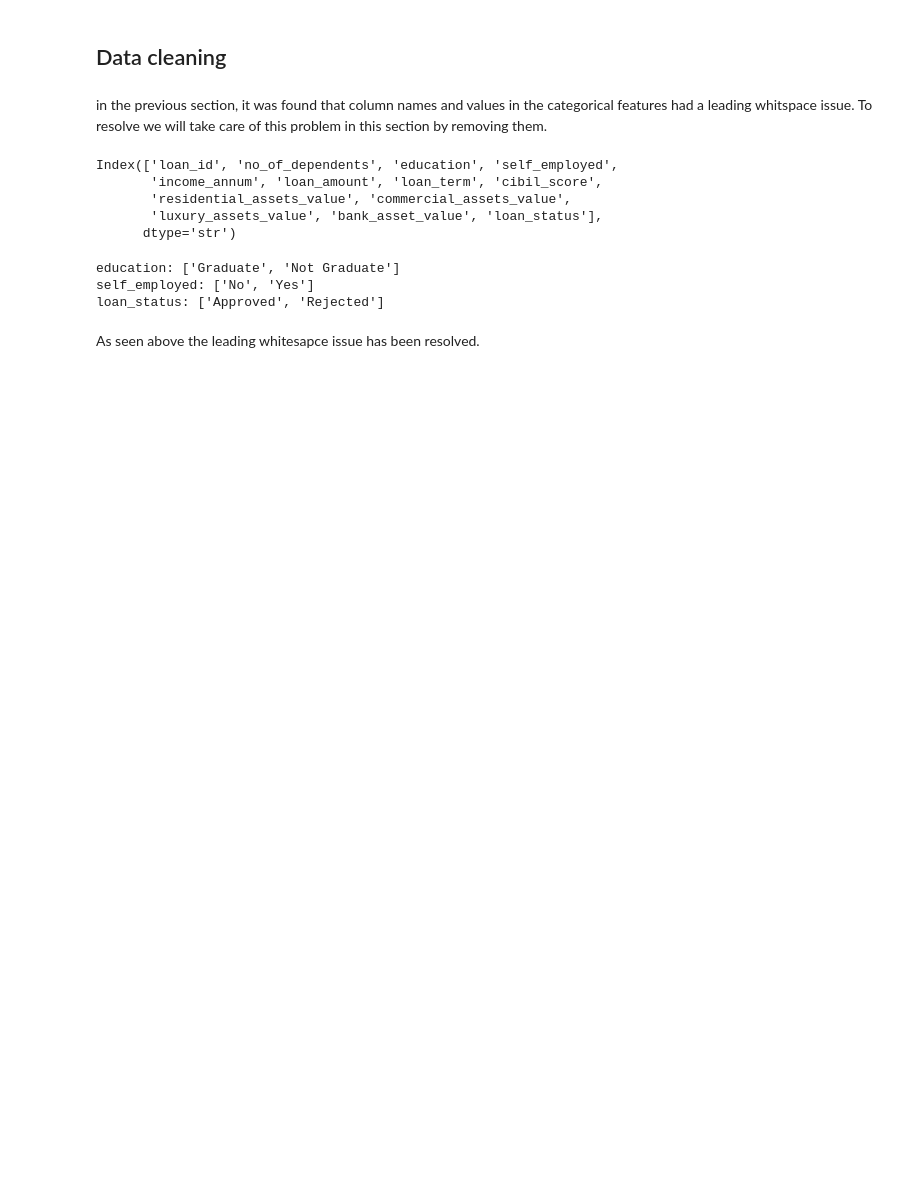
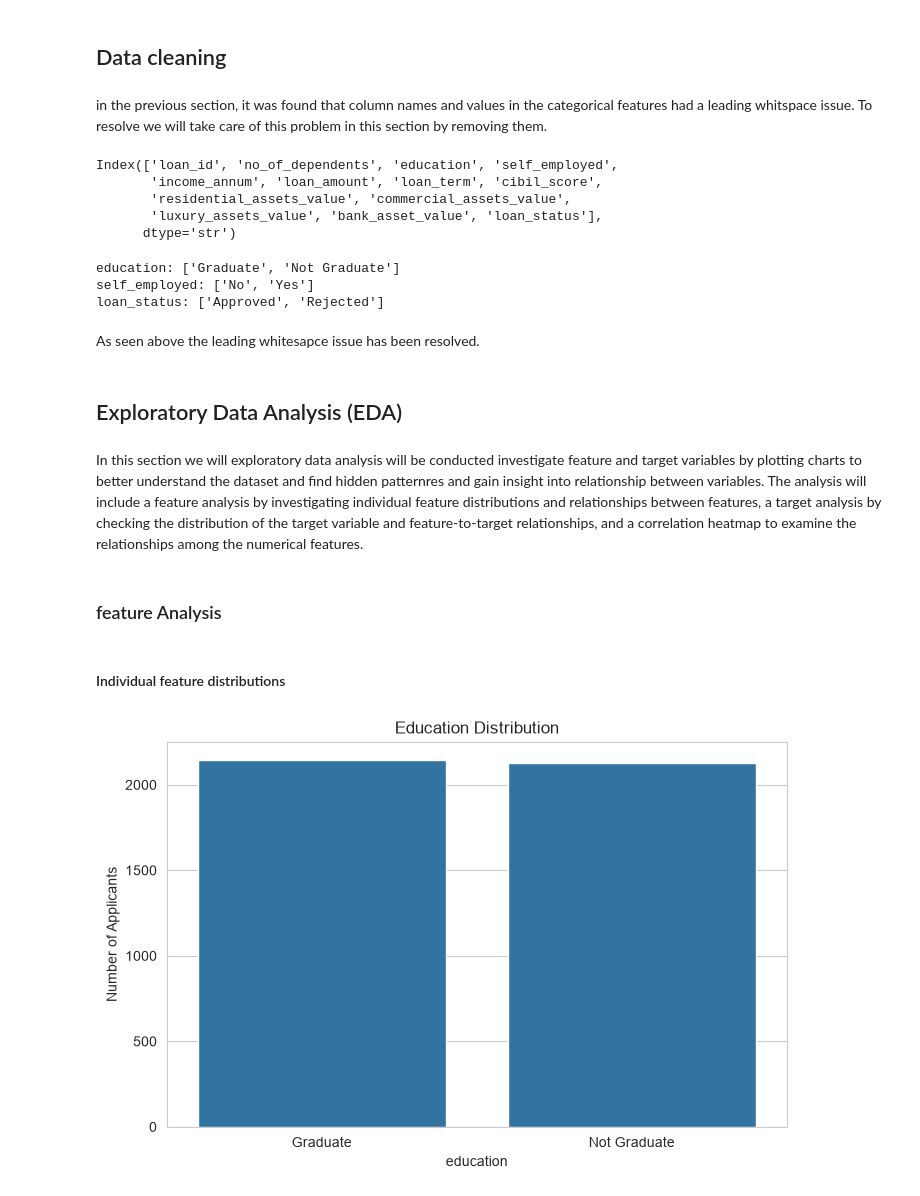
Before and after one commit to adi-afra/Loan-approval-prediction, a Jupyter notebook: notebooks/notebook.ipynb, the cells around one changed output. Saved outputs shown, nothing was run; the diff lists cells and outputs as text; code cells hidden in the pictures; blank space fills up the shorter version.

```diff
--- a/notebooks/notebook.ipynb
+++ b/notebooks/notebook.ipynb
@@ -164,3 +164,25 @@ self_employed: ['No', 'Yes']
 loan_status: ['Approved', 'Rejected']
 # %% [markdown]
 As seen above the leading whitesapce issue has been resolved.
+# %% [markdown]
+## Exploratory Data Analysis (EDA)
+# %% [markdown]
+In this section we will exploratory data analysis will be conducted investigate feature and target variables by plotting charts to better understand the dataset and find hidden patternres and gain insight into relationship between variables. The analysis will include a feature analysis by investigating individual feature distributions and relationships between features, a target analysis by checking the distribution of the target variable and feature-to-target relationships, and a correlation heatmap to examine the relationships among the numerical features.
+# %%
+# setting the style
+sns.set_style("whitegrid")
+# %% [markdown]
+### feature Analysis
+# %% [markdown]
+#### Individual feature distributions
+# %%
+plt.figure(figsize=(8,5))
+
+sns.countplot(data=df, x="education")
+
+plt.ylabel("Number of Applicants")
+plt.title("Education Distribution")
+
+plt.show()
+# %% [output]
+[figure, added]
```
Also changed, not shown: parts of 15 cells of this notebook.
